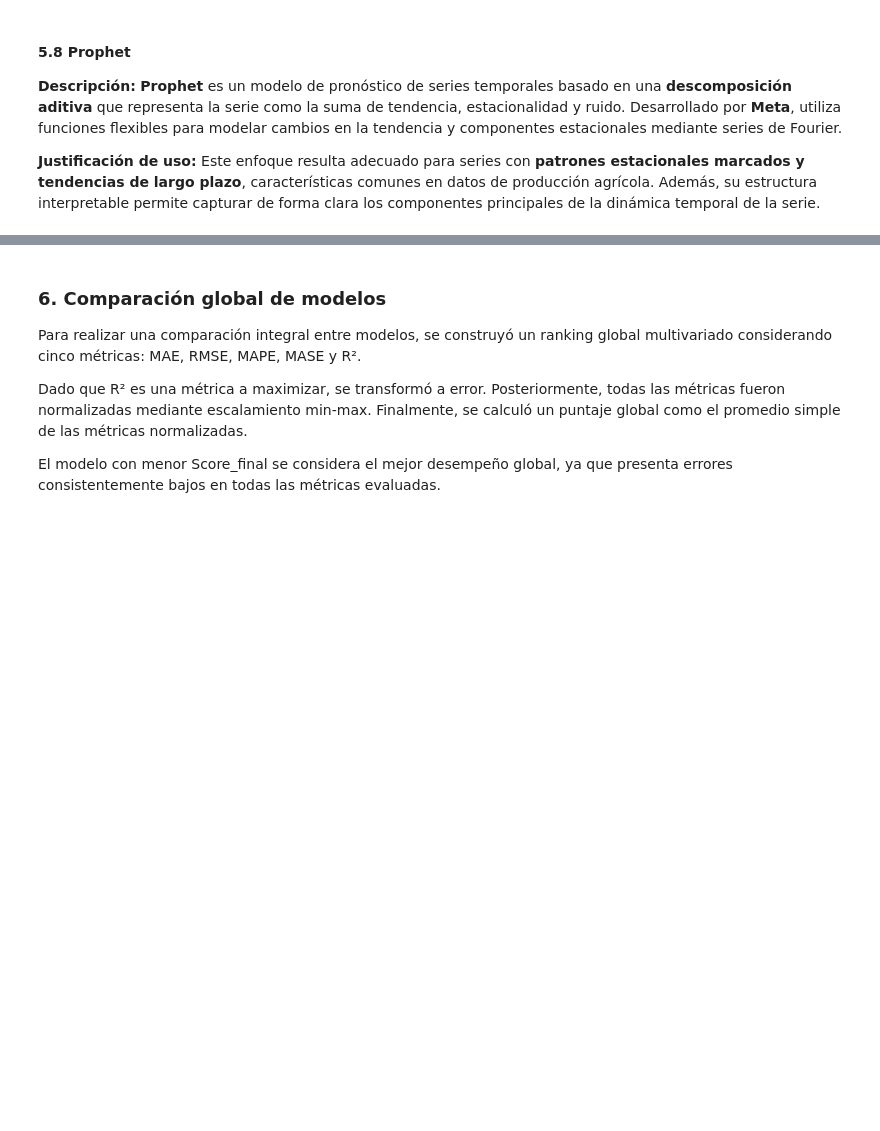
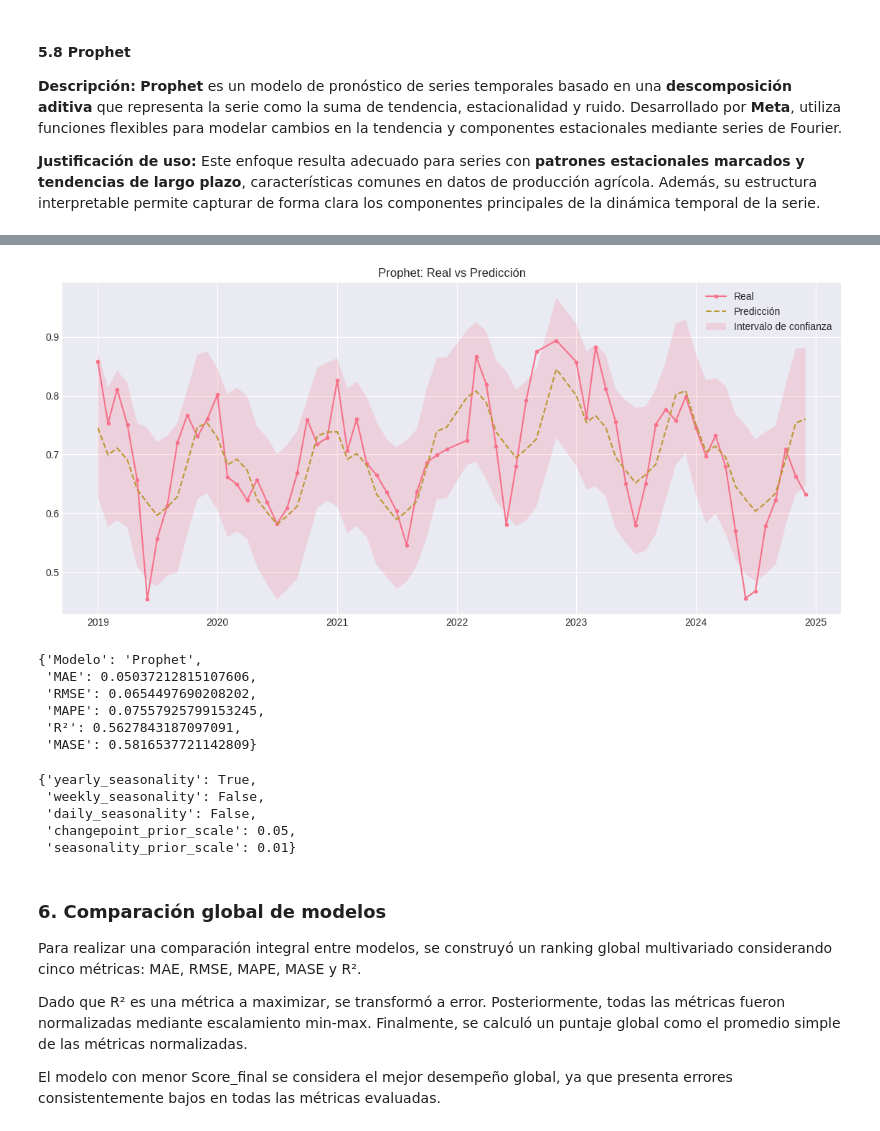
Before and after one commit to juan-pablo-lopez/tc5035-ene26-equipo29, a Jupyter notebook: Avance4.Equipo29.ipynb, the cells around one changed output, grey strips where cells are left out. Saved outputs shown, nothing was run; the diff lists cells and outputs as text; code cells hidden in the pictures; blank space fills up the shorter version.

```diff
--- a/Avance4.Equipo29.ipynb
+++ b/Avance4.Equipo29.ipynb
@@ -1743,0 +1790,39 @@ Esto indica que la limitación del modelo no radica en capacidad representaciona
+# %%
+# Graficar resultados
+plt.figure(figsize = (14,6))
+plt.plot(df_test_prophet['ds'], df_test_prophet['y'], label = 'Real', marker = 'o', markersize = 3)
+plt.plot(forecast_prophet['ds'], forecast_prophet['yhat'], label = 'Predicción', linestyle='--')
+
+plt.fill_between(
+    forecast_prophet['ds'],
+    forecast_prophet['yhat_lower'],
+    forecast_prophet['yhat_upper'],
+    alpha = 0.2,
+    label = 'Intervalo de confianza'
+)
+
+plt.title('Prophet: Real vs Predicción')
+plt.legend()
+plt.show()
+# %% [output]
+[figure, added]
+# %%
+# Calcular métricas de desempeño para el modelo Prophet
+prophet_model_metrics = calculate_metrics_lite(y_true = df_test_prophet['y'], y_pred = forecast_prophet['yhat'], mase_denom = mase_denom, model_name = "Prophet")
+
+# Almacenar para comparación
+resultados_modelos.append(prophet_model_metrics)
+
+modelos_entrenados['Prophet'] = {
+    'modelo': model_prophet,
+    'y_pred': forecast_prophet['yhat']
+}
+
+prophet_model_metrics
+# %% [output]
+{'Modelo': 'Prophet',
+ 'MAE': 0.05037212815107606,
+ 'RMSE': 0.0654497690208202,
+ 'MAPE': 0.07557925799153245,
+ 'R²': 0.5627843187097091,
+ 'MASE': 0.5816537721142809}
@@ -1744,3 +1858,11 @@ Esto indica que la limitación del modelo no radica en capacidad representaciona
+# %%
+best_params
+# %% [output]
+{'yearly_seasonality': True,
+ 'weekly_seasonality': False,
+ 'daily_seasonality': False,
+ 'changepoint_prior_scale': 0.05,
+ 'seasonality_prior_scale': 0.01}
 # %% [markdown]
 ### <a class="anchor" id="comparacion">6. Comparación global de modelos</a>
 
```
Also changed, not shown: parts of 43 cells of this notebook, 1 other file.
